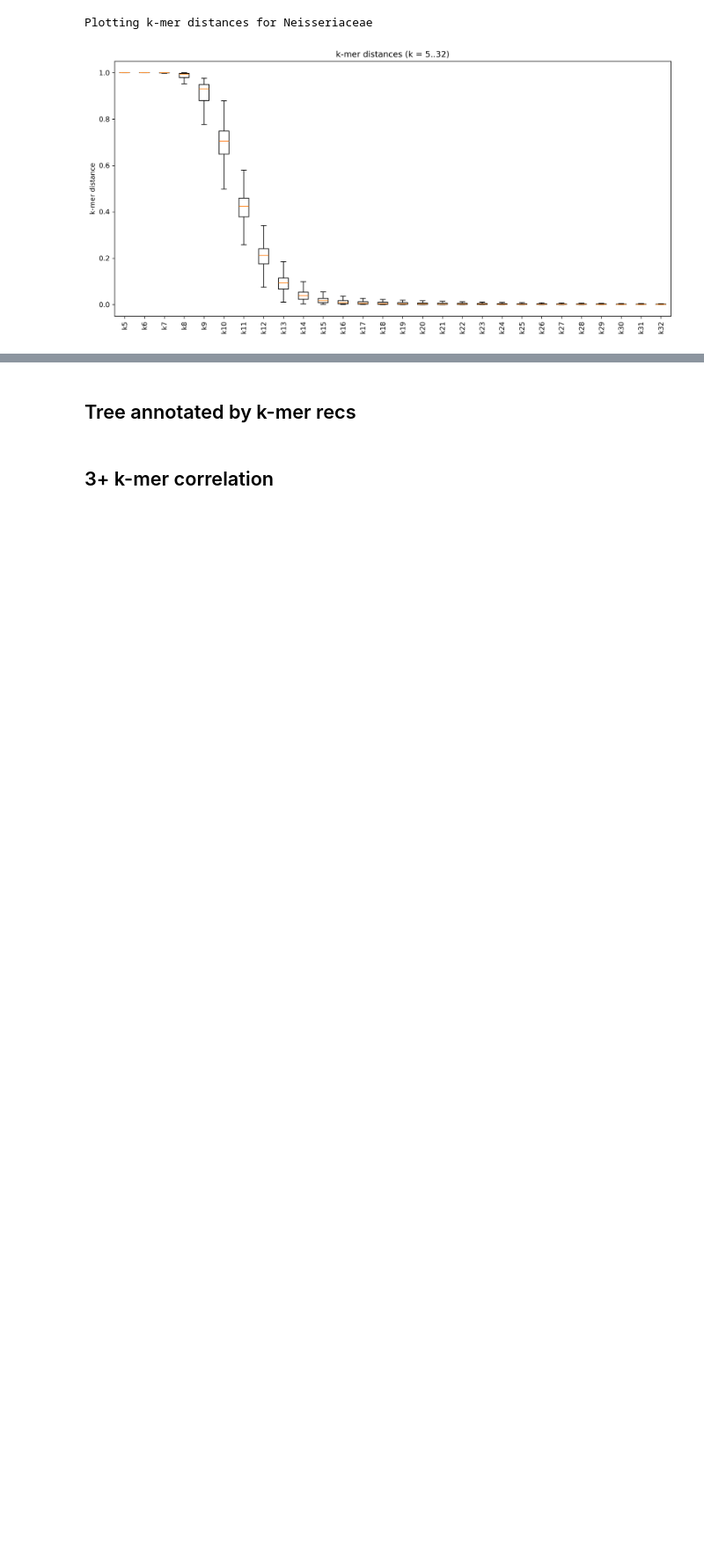
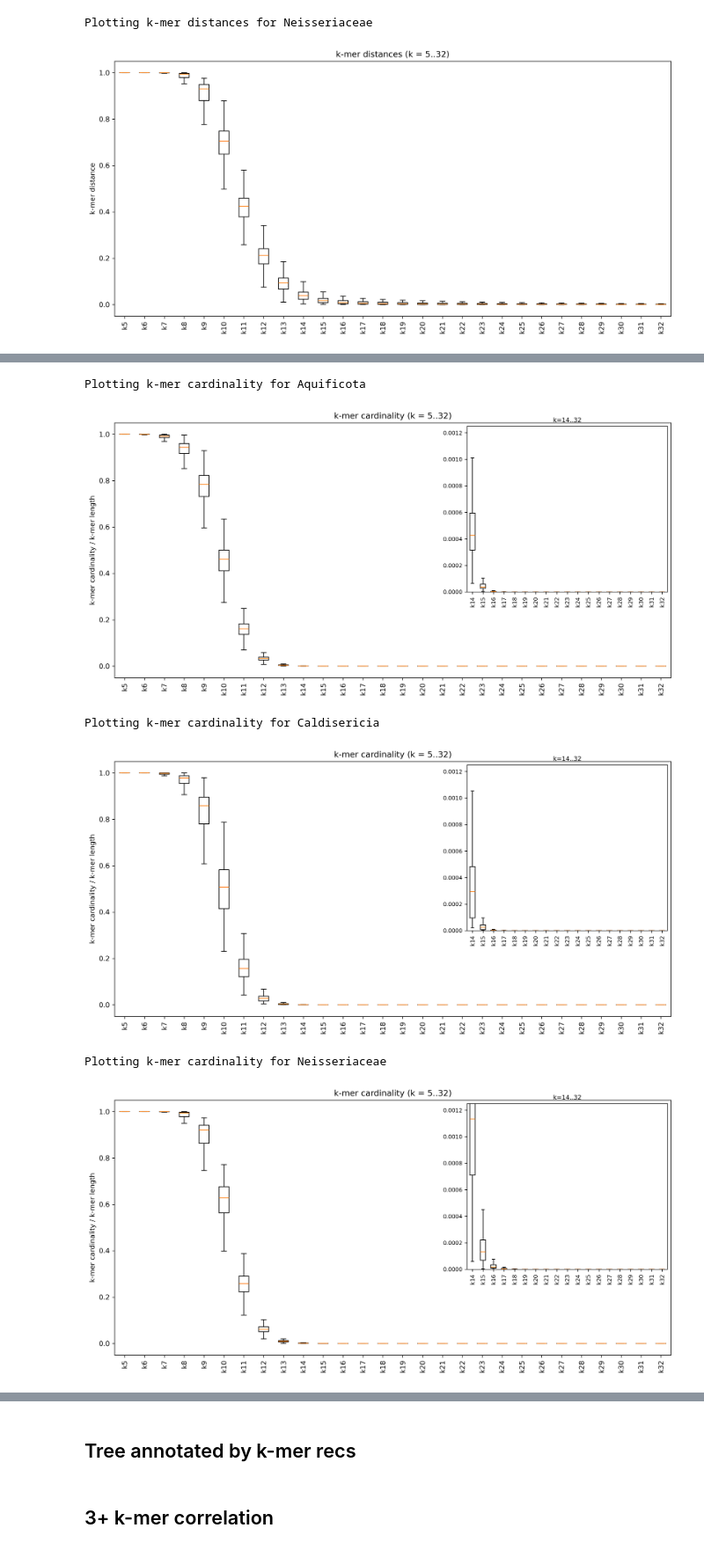
Before and after one commit to StephenHwang/Ok-k-mer, a Jupyter notebook: src/tree_mask.ipynb, the cells around one changed output, grey strips where cells are left out. Shown at 88% size. Drawn from its saved outputs; the diff is of its cells as text; code cells hidden in the pictures; blank space fills up the shorter version.

Commit message:
Partial cardinality plots.

```diff
--- a/src/tree_mask.ipynb
+++ b/src/tree_mask.ipynb
@@ -542,7 +768,7 @@ Grid Ks: (19, 10) with weight 0.8; corr: -0.9102818266835819
 ## Plotting k-mer dist botxplot across k-mer lengths
 For each genome-pair, plot dist from Dragen across k-kmers 5 -> 64.
 # %%
-def plot_kmer_distances(merged_df, k_min=5, k_max=64):
+def plot_kmer_dashing_distances(merged_df, k_min=5, k_max=64):
     """
     Plot k-mer distances boxplots for columns k{k}_distance in merged_df.
 
@@ -573,7 +799,7 @@ def plot_kmer_distances(merged_df, k_min=5, k_max=64):
 # %%
 for name, df in datasets:
     print(f"Plotting k-mer distances for {name}")
-    plot_kmer_distances(df, k_min=5, k_max=32)
+    plot_kmer_dashing_distances(df, k_min=5, k_max=32)
 # %% [output]
 Plotting k-mer distances for Aquificota
 [figure]
@@ -661,0 +1023,32 @@ f(G1, G2, k) = G1(k) U G2(k) / 4**k
+# %%
+aquificota_dir_path = '/scratch4/blangme2/sjhwang/ok_k_mer/data/aquificota/union_cardinality'
+bacillales_dir_path = '/scratch4/blangme2/sjhwang/ok_k_mer/data/bacillales/union_cardinality'
+caldisericia_dir_path = '/scratch4/blangme2/sjhwang/ok_k_mer/data/caldisericia/union_cardinality'
+chlamydia_dir_path = '/scratch4/blangme2/sjhwang/ok_k_mer/data/chlamydiales/union_cardinality'
+cyano_dir_path = '/scratch4/blangme2/sjhwang/ok_k_mer/data/cyanobacteriales/union_cardinality'
+neisseriaceae_dir_path = '/scratch4/blangme2/sjhwang/ok_k_mer/data/neisseriaceae/union_cardinality'
+
+aquificota_tree_path = '/scratch4/blangme2/sjhwang/ok_k_mer/data/aquificota/p__Aquificota.nwk'
+bacillales_tree_path = '/scratch4/blangme2/sjhwang/ok_k_mer/data/bacillales/o__Bacillales_A.nwk'
+caldisericia_tree_path = '/scratch4/blangme2/sjhwang/ok_k_mer/data/caldisericia/c__Caldisericia.nwk'
+chlamydia_tree_path = '/scratch4/blangme2/sjhwang/ok_k_mer/data/chlamydiales/o__Chlamydiales.nwk'
+cyano_tree_path = '/scratch4/blangme2/sjhwang/ok_k_mer/data/cyanobacteriales/o__Cyanobacteriales.nwk'
+neisseriaceae_tree_path = '/scratch4/blangme2/sjhwang/ok_k_mer/data/neisseriaceae/f__Neisseriaceae.nwk'
+
+aquificota_tree_dict, aquificota_dashing_dfs, aquificota_merged_df = process_card_data(aquificota_tree_path, aquificota_dir_path)
+# bacillales_tree_dict, bacillales_dashing_dfs, bacillales_merged_df = process_card_data(bacillales_tree_path, bacillales_dir_path)
+caldisericia_tree_dict, caldisericia_dashing_dfs, caldisericia_merged_df = process_card_data(caldisericia_tree_path, caldisericia_dir_path)
+# chlamydia_tree_dict, chlamydia_dashing_dfs, chlamydia_merged_df = process_card_data(chlamydia_tree_path, chlamydia_dir_path)
+# cyano_tree_dict, cyano_dashing_dfs, cyano_merged_df = process_card_data(cyano_tree_path, cyano_dir_path)
+neisseriaceae_tree_dict, neisseriaceae_dashing_dfs, neisseriaceae_merged_df = process_card_data(neisseriaceae_tree_path, neisseriaceae_dir_path)
+
+
+# Prepare a list of all available merged_dfs and their names
+datasets = [
+    ("Aquificota", aquificota_merged_df),
+    # ("Bacillales", bacillales_merged_df),
+    ("Caldisericia", caldisericia_merged_df),
+    # ("Chlamydia", chlamydia_merged_df),
+    # ("Cyano", cyano_merged_df),
+    ("Neisseriaceae", neisseriaceae_merged_df),
+]
@@ -661,0 +1073,12 @@ f(G1, G2, k) = G1(k) U G2(k) / 4**k
+# %%
+for name, df in datasets:
+    print(f"Plotting k-mer cardinality for {name}")
+    # plot_kmer_dashing_card(df, k_min=5, k_max=32)
+    plot_kmer_dashing_card_zoom(df, k_min=5, k_max=32)
+# %% [output]
+Plotting k-mer cardinality for Aquificota
+[figure, added]
+Plotting k-mer cardinality for Caldisericia
+[figure, added]
+Plotting k-mer cardinality for Neisseriaceae
+[figure, added]
```
Also changed, not shown: parts of 15 cells of this notebook.
